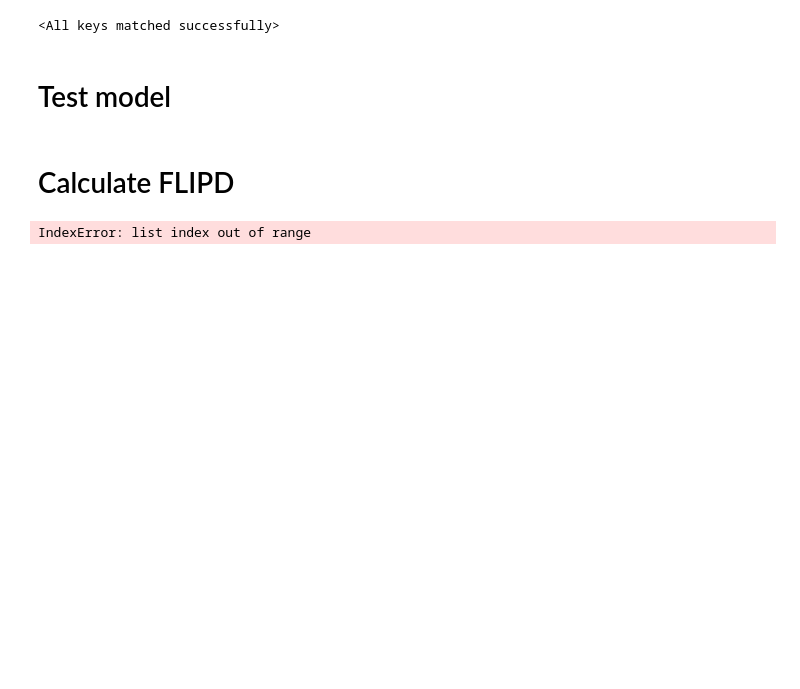
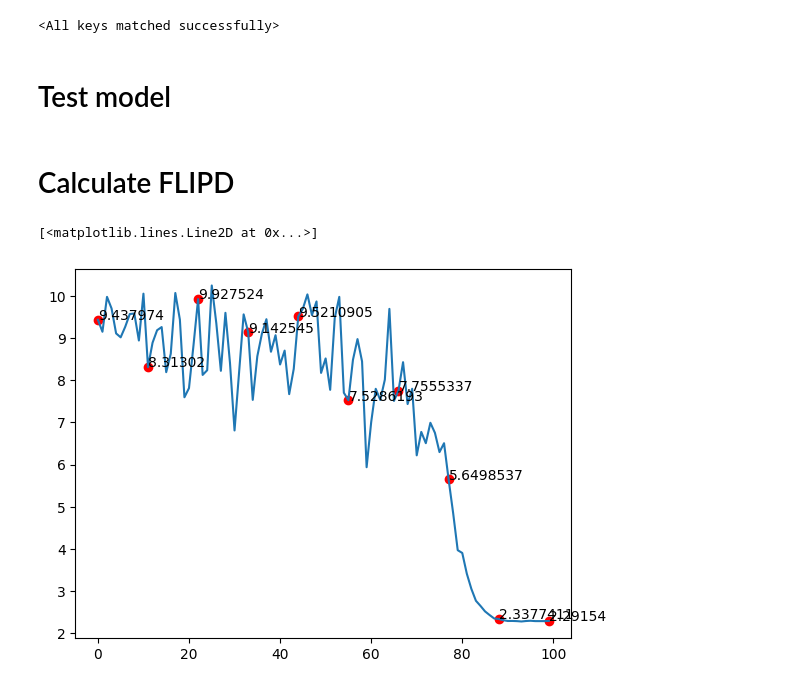
Before and after one commit to LongSei/Memorization-Metrics-in-Generative-Models, a Jupyter notebook: FLIPD/flipd_test.ipynb, the cells around one changed output. Saved outputs shown, nothing was run; the diff lists cells and outputs as text; code cells hidden in the pictures; blank space fills up the shorter version.

```diff
--- a/FLIPD/flipd_test.ipynb
+++ b/FLIPD/flipd_test.ipynb
@@ -73,4 +59,18 @@ flipd_hist = []
 # %%
+batch_size = 1
+condition_label = [0]
+
+x = torch.randn(batch_size, 1, 28, 28).to(device)
+y = torch.tensor(condition_label).to(device)
+t_0 = torch.ones(batch_size).to(device) * (0.99)
+
+time_steps = torch.linspace(1., 1e-5, 100)
+step_size = time_steps[0] - time_steps[1]
+
+image_state = x.clone()
+
+flipd_hist = []
+
 for step in tqdm(time_steps):
     batch_time_step = torch.ones(batch_size, device=score_model.device) * step
     score = score_model.model(batch_time_step, image_state, y)
@@ -89,14 +89,14 @@ for step in tqdm(time_steps):
     flipd_hist.append(metric.flipd(t_0, x_mean, y))
 # %%
 step = torch.linspace(0, len(flipd_hist)-1, 10).int().tolist()
-step = step + [len(flipd_hist)-1]
 for i in step:
     mean_flipd = flipd_hist[i].mean().detach().numpy()
     plt.plot(i, mean_flipd, 'ro')
     plt.text(i, mean_flipd, str(mean_flipd))
 
 # Extract mean values from flipd_hist
 mean_flipd_hist = [f.mean().detach().numpy() for f in flipd_hist]
 plt.plot(mean_flipd_hist)
 # %% [output]
-IndexError: list index out of range
+[<matplotlib.lines.Line2D at 0x...>]
+[figure, added]
```
Also changed, not shown: parts of 1 cell of this notebook.
